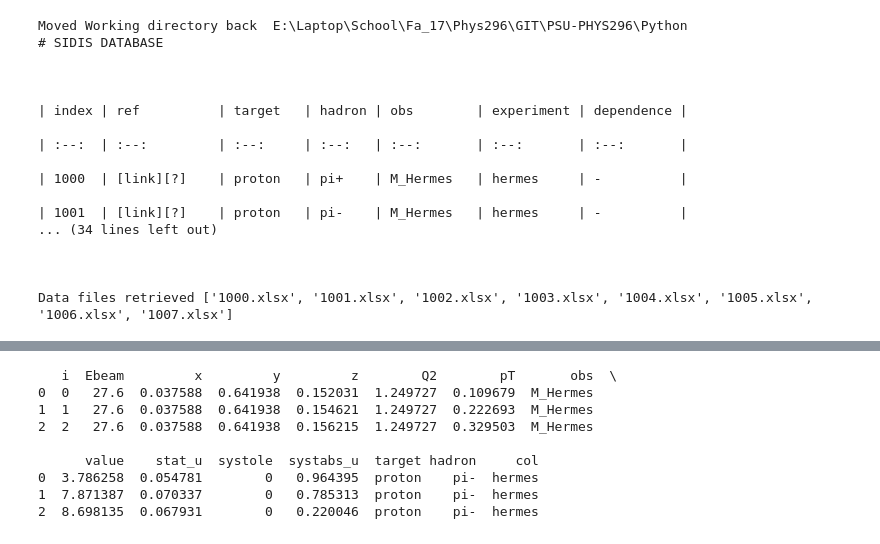
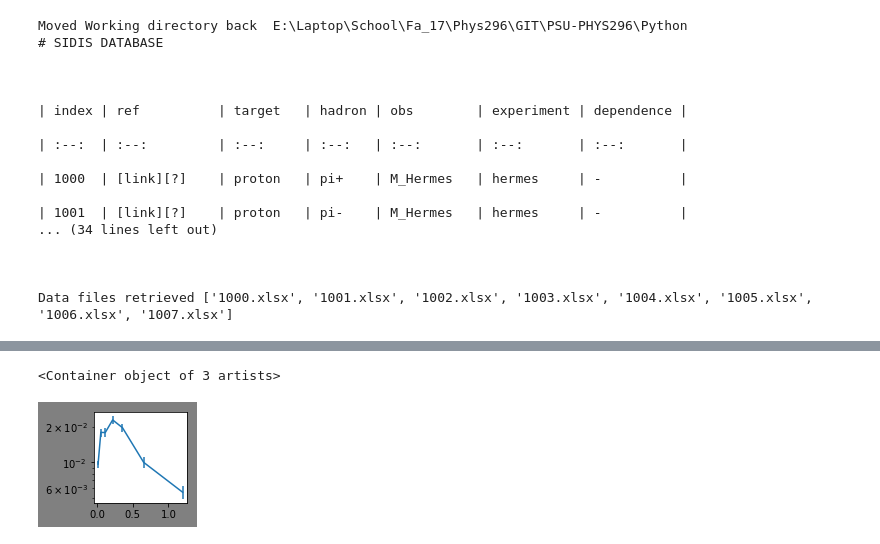
Before and after one commit to prokudin/PSU-PHYS296, a Jupyter notebook: Python/notebooks/HermesPlots.ipynb, the cells around one changed output, grey strips where cells are left out. Saved outputs shown, nothing was run; the diff lists cells and outputs as text; code cells hidden in the pictures.

```diff
--- a/Python/notebooks/HermesPlots.ipynb
+++ b/Python/notebooks/HermesPlots.ipynb
@@ -178,53 +198,18 @@ for n,N in zip(range(len(xBin)),xClas):
-# %%
-## Ploting
-fig=plt.figure(figsize=(15, 15),facecolor="gray") # figsize=wxh in inches
-
-globalGrid=gridspec.GridSpec(1, 1, wspace=0.0, hspace=0.0) #the axis to put subplot grid in
-innerGrid=gridspec.GridSpecFromSubplotSpec(9, 9, subplot_spec=globalGrid[0], wspace=0.0, hspace=0.0) #subplot grid
-
-# Set custom ticks
-ax=fig.add_axes([0,0,1,1])
-#ax.yaxis.set_ticks([ 0.,0.1245,0.2755,0.427,0.57752,0.729,0.8805])
-#ax.xaxis.set_ticks([0,0.1285,0.2255,0.322,0.419,0.516,0.613,0.709,0.71+0.097,0.9])
-#ax.set_yticklabels([0]+Q2Bin)
-#ax.set_xticklabels([0]+xBin)
-
-# Set title and axis labels
-#ax.title("COMPASS Data")
-#ax.set_ylabel(r"$Q^2$ bins",rotation="horizontal")
-#ax.set_xlabel(r"$x$ bins")
-
-# Set legend
-#Zpatch1 = mpatches.Patch(color=Zcolor[0], label='z=0.2')
-#Zpatch2 = mpatches.Patch(color=Zcolor[1], label='z=0.3')
-#Zpatch3 = mpatches.Patch(color=Zcolor[2], label='z=0.4')
-#Zpatch4 = mpatches.Patch(color=Zcolor[3], label='z=0.6')
-#ax.legend(handles=[Zpatch1,Zpatch2,Zpatch3,Zpatch4],loc='upper left')
-#ax.grid()
-
-for n in xBin:
-    for m in Q2bin:
-        data_bin=dat.query('xClas=="%s" and Q2Clas=="%s"' %(n,m))
-                           k=0 #counter
-                           for i in z:
-                                ax = fig.add_subplot(innerGrid[grid])
-                                ax.set_yscale("log")
-                                ax.errorbar(data_bin.qT2[data_bin.z==i],data_bin.value[data_bin.z==i],#x,y
-                                            data_bin.delta[data_bin.z==i],#errorbars
-                                            color=Zcolor[k],marker=Zmark[k],linestyle=Zline[k],linewidth=0,markersize=2)#line properties
-                                if grid not in shairYax:
-                                    ax.set_yticklabels('')
-                                if grid not in shairXax:
-                                    ax.set_xticklabels('')
-                                k+=1 #add one to counter
-                                ax.set_xlabel(r"$q_T^2$")
-# %% [output]
-   i  Ebeam         x         y         z        Q2        pT       obs  \
-0  0   27.6  0.037588  0.641938  0.152031  1.249727  0.109679  M_Hermes
-1  1   27.6  0.037588  0.641938  0.154621  1.249727  0.222693  M_Hermes
-2  2   27.6  0.037588  0.641938  0.156215  1.249727  0.329503  M_Hermes
-
-      value    stat_u  systole  systabs_u  target hadron     col
-0  3.786258  0.054781        0   0.964395  proton    pi-  hermes
-1  7.871387  0.070337        0   0.785313  proton    pi-  hermes
-2  8.698135  0.067931        0   0.220046  proton    pi-  hermes
+# %%
+fig=plt.figure(figsize=(15, 15),facecolor="gray") # figsize=wxh in inches
+subMat = gridspec.GridSpec(ncols=9, nrows=9, wspace=0.0, hspace=0.0)
+
+k,n,N,m,M = 0, 0, 1, 0, 1
+i=6
+#for n,N in zip(range(len(xBin)),xClas):
+#    for m,M in zip(range(len(Q2Bin)),Q2Clas):
+data_bin=dat.query('xClas=="%s" and Q2Clas=="%s"' %(N,M))
+
+#        for i in zBin:
+ax = fig.add_subplot(subMat[int(n),int(m)])
+ax.set_yscale("log")
+ax.errorbar(data_bin.qT2[data_bin.zClas==i],data_bin.value[data_bin.zClas==i],#x,y
+                        data_bin.delta[data_bin.zClas==i])#error
+# %% [output]
+<Container object of 3 artists>
+[figure, added]
```
Also changed, not shown: parts of 6 cells of this notebook, 1 other file.
